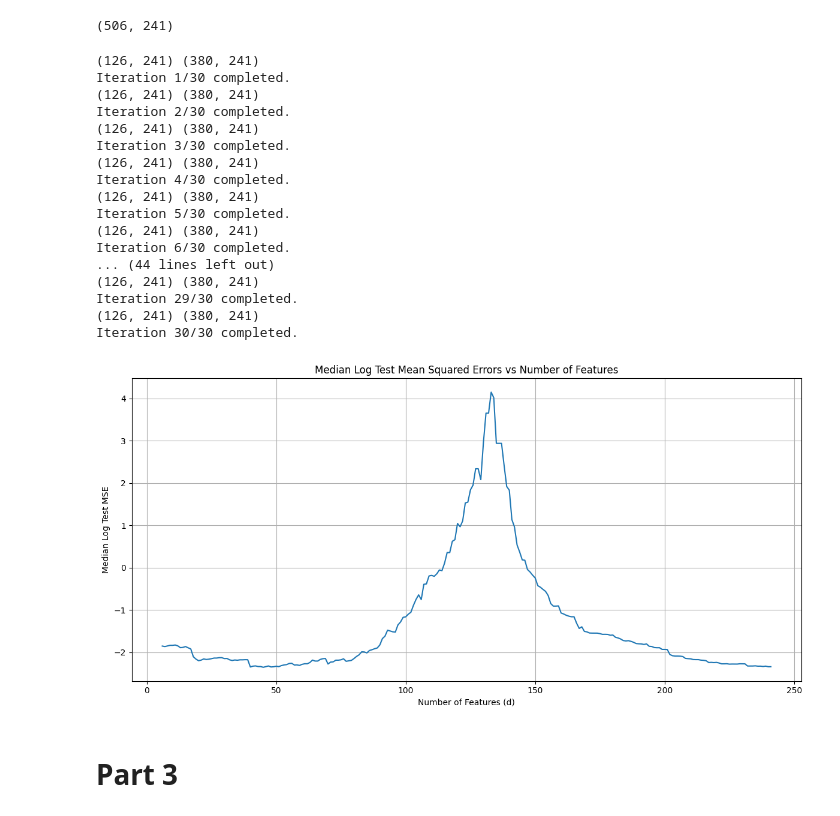
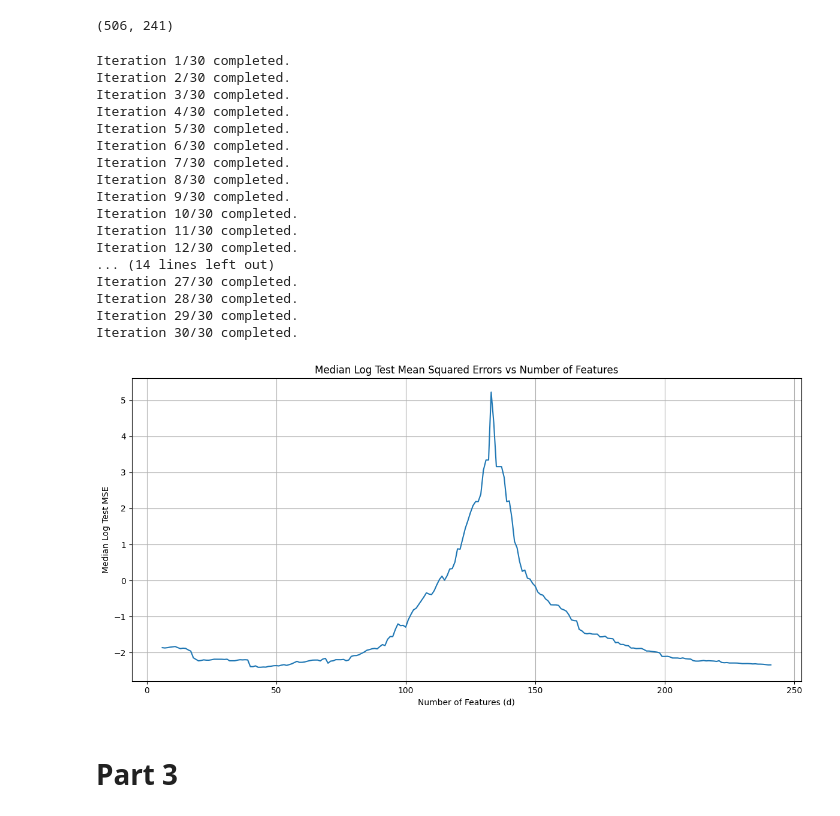
Before and after one commit to jzeiders/GraduateML, a Jupyter notebook: src/Coding3/Assignment3_9628_jzeiders.ipynb, the cells around one changed output. Cells and saved outputs as stored; diff of their text form; code cells hidden in the pictures.

```diff
--- a/src/Coding3/Assignment3_9628_jzeiders.ipynb
+++ b/src/Coding3/Assignment3_9628_jzeiders.ipynb
@@ -176,18 +169,23 @@ def ridgeless(train, test, eps = 1e-10):
     V_trunc = Vt[:k, :].T
 
    # Update feature matrix F
-    F = X_train_centered @ V_trunc  # Shape: (n_train, k)
+    F = X_train_centered @ V_trunc
+    assert(F.shape == (X_train_centered.shape[0], k))
 
      # Compute (F^T F), which is diagonal
-    FTF = np.diag(np.sum(F * F, axis=0))  # Shape: (k, k)
+    FTF = np.diag(np.sum(F * F, axis=0))
+    assert(FTF.shape == (k, k))
+    assert(np.allclose(FTF, np.diag(np.diag(FTF))))
 
     # Compute F^T Y_train
     FTY = F.T @ Y_train  # Shape: (k,)
+    assert(FTY.shape == (k,))
 
     # Compute alpha_hat = (F^T F)^{-1} F^T Y_train
     # Since FTF is diagonal, inverse is reciprocal of diagonal elements
     inv_FTF = np.diag(1 / np.diag(FTF))
     alpha_hat = inv_FTF @ FTY  # Shape: (k,)
+    assert(alpha_hat.shape == (k,))
 
     # Alternatively, since FTF is diagonal, alpha_hat can be computed as:
     # alpha_hat = FTY / np.diag(FTF)
@@ -216,35 +214,16 @@ import matplotlib.pyplot as plt
 import seaborn as sns
 from sklearn.model_selection import train_test_split
 
-def simulation_study(data, T=30, d_min=6, d_max=241, eps=1e-10, random_state=None):
-    """
-    Performs a simulation study for Ridgeless Least Squares.
+np.random.seed(9628)
 
-    Parameters:
-    - data: pandas DataFrame, first column is Y, remaining columns are features X
-    - T: int, number of iterations (default=30)
-    - d_min: int, minimum number of columns to use (including Y) (default=6)
-    - d_max: int, maximum number of columns to use (including Y) (default=241)
-    - eps: float, threshold to exclude small singular values (default=1e-10)
-    - random_state: int or None, seed for reproducibility
-
-    Returns:
-    - log_test_errors: numpy array of shape (T, d_max - d_min + 1)
-    """
-
+def simulation_study(data, T, d_min, d_max, eps):
     # Initialize the matrix to store log test errors
     num_d = d_max - d_min + 1  # 241 - 6 +1 = 236
     log_test_errors = np.zeros((T, num_d))
 
-    # Set random seed for reproducibility
-    if random_state is not None:
-        np.random.seed(random_state)
-
     for t in range(T):
         # Split the data into training (25%) and test (75%)
-        train_df, test_df = train_test_split(data, test_size=0.75, random_state=None, shuffle=True)
-
-        print(train_df.shape, test_df.shape)
+        train_df, test_df = train_test_split(data, test_size=0.75, shuffle=True)
 
         # Iterate over d from d_min to d_max
         for idx, d in enumerate(range(d_min, d_max + 1)):
@@ -253,7 +232,7 @@ def simulation_study(data, T=30, d_min=6, d_max=241, eps=1e-10, random_state=Non
 
             # Compute log test error using ridgeless function
             _, test_mse = ridgeless(train_subset, test_subset, eps=eps)
-            log_test_error = np.log(test_mse + 1e-12)  # Add small constant to avoid log(0)
+            log_test_error = np.log(test_mse)
 
             # Store the log test error
             log_test_errors[t, idx] = log_test_error
@@ -268,45 +247,44 @@ T = 30
 d_min = 6
 d_max = 241
 eps = 1e-10
-random_state = 42  # TODO: Switch this to use the UIN
 
-log_test_errors = simulation_study(data, T=T, d_min=d_min, d_max=d_max, eps=eps, random_state=random_state)
+log_test_errors = simulation_study(data, T=T, d_min=d_min, d_max=d_max, eps=eps)
 
 # Convert log_test_errors to a Pandas DataFrame for easier handling
 d_values = range(d_min, d_max + 1)  # 6 to 241
 log_test_errors_df = pd.DataFrame(log_test_errors, columns=[f'd={d}' for d in d_values])
 
 # Compute the median log test error across iterations for each d
 median_log_test_errors = log_test_errors_df.median(axis=0)
 
 # Plot the median log test errors vs d
 plt.figure(figsize=(12, 6))
 sns.lineplot(x=range(d_min, d_max + 1), y=median_log_test_errors.values)
 plt.xlabel('Number of Features (d)')
 plt.ylabel('Median Log Test MSE')
 plt.title('Median Log Test Mean Squared Errors vs Number of Features')
 plt.grid(True)
 plt.tight_layout()
 plt.show()
 # %% [output]
-(126, 241) (380, 241)
 Iteration 1/30 completed.
-(126, 241) (380, 241)
 Iteration 2/30 completed.
-(126, 241) (380, 241)
 Iteration 3/30 completed.
-(126, 241) (380, 241)
 Iteration 4/30 completed.
-(126, 241) (380, 241)
 Iteration 5/30 completed.
-(126, 241) (380, 241)
 Iteration 6/30 completed.
-... (44 lines left out)
-(126, 241) (380, 241)
+Iteration 7/30 completed.
+Iteration 8/30 completed.
+Iteration 9/30 completed.
+Iteration 10/30 completed.
+Iteration 11/30 completed.
+Iteration 12/30 completed.
+... (14 lines left out)
+Iteration 27/30 completed.
+Iteration 28/30 completed.
 Iteration 29/30 completed.
-(126, 241) (380, 241)
 Iteration 30/30 completed.
-[figure, old version]
+[figure, new version]
 # %% [markdown]
 # Part 3
 # %%
```
Also changed, not shown: parts of 7 cells of this notebook, 2 other files.
